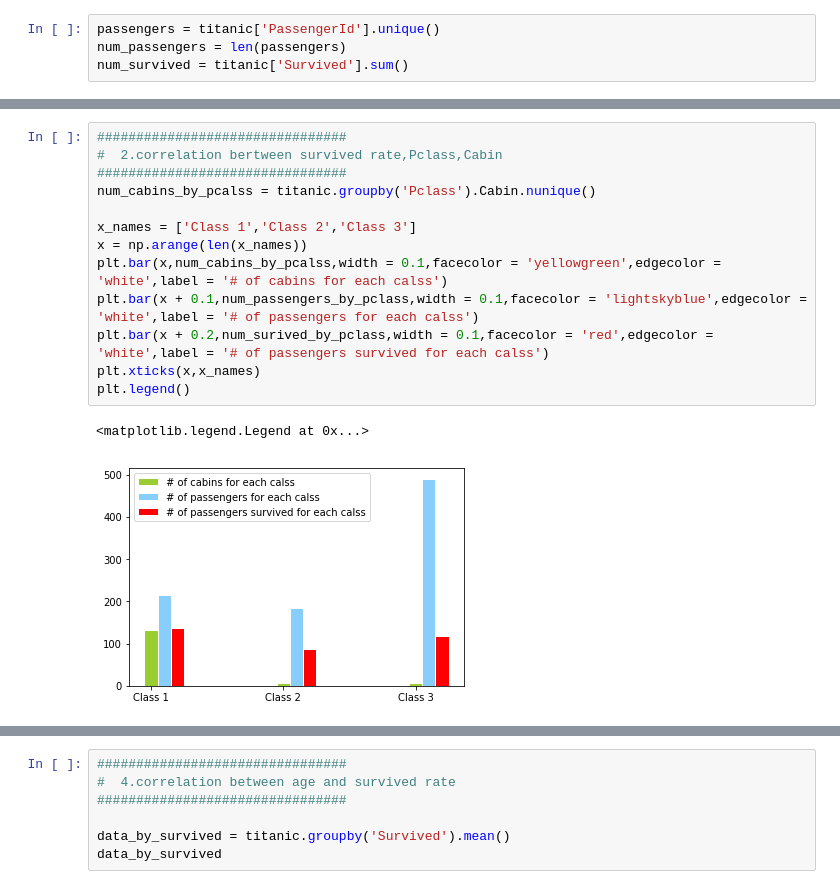
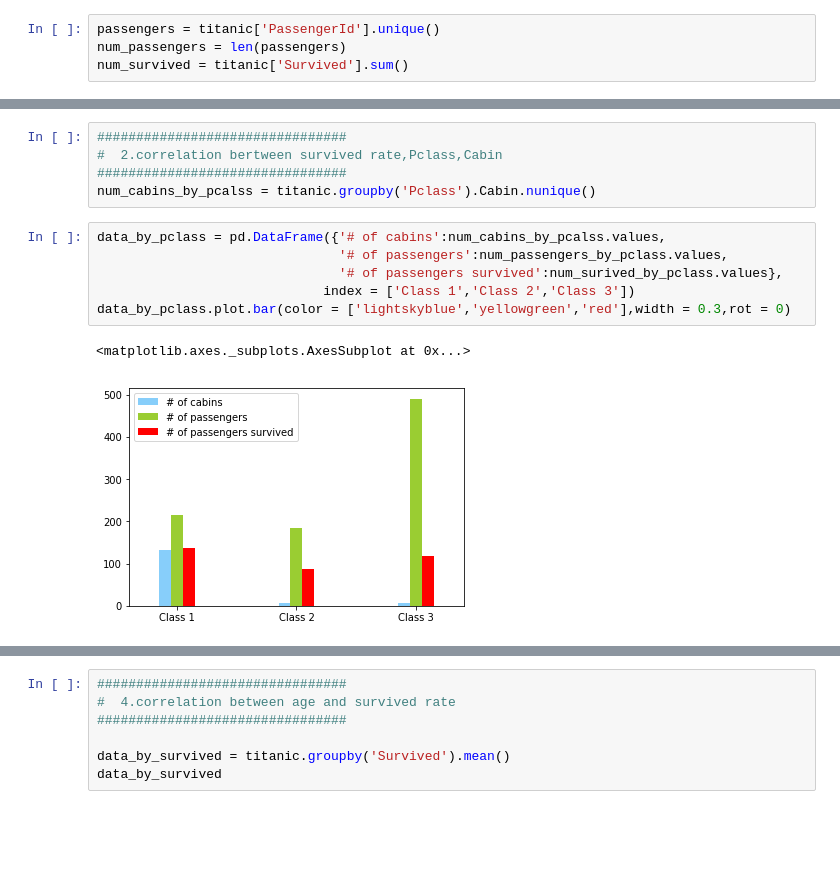
Before and after one commit to lifen-sjtu/titanic-data-analysis, a Jupyter notebook: titanic.ipynb, the cells around one changed output, grey strips where cells are left out. Saved outputs shown, nothing was run; the diff lists cells and outputs as text; blank space fills up the shorter version.

```diff
--- a/titanic.ipynb
+++ b/titanic.ipynb
@@ -40,18 +47,16 @@ Text(0.5,1,u'Correlation of survived rate with passengers class')
-# %%
-################################
-#  2.correlation bertween survived rate,Pclass,Cabin
-################################
-num_cabins_by_pcalss = titanic.groupby('Pclass').Cabin.nunique()
-
-x_names = ['Class 1','Class 2','Class 3']
-x = np.arange(len(x_names))
-plt.bar(x,num_cabins_by_pcalss,width = 0.1,facecolor = 'yellowgreen',edgecolor = 'white',label = '# of cabins for each calss')
-plt.bar(x + 0.1,num_passengers_by_pclass,width = 0.1,facecolor = 'lightskyblue',edgecolor = 'white',label = '# of passengers for each calss')
-plt.bar(x + 0.2,num_surived_by_pclass,width = 0.1,facecolor = 'red',edgecolor = 'white',label = '# of passengers survived for each calss')
-plt.xticks(x,x_names)
-plt.legend()
-# %% [output]
-<matplotlib.legend.Legend at 0x...>
-[figure, removed]
+# %%
+################################
+#  2.correlation bertween survived rate,Pclass,Cabin
+################################
+num_cabins_by_pcalss = titanic.groupby('Pclass').Cabin.nunique()
+# %%
+data_by_pclass = pd.DataFrame({'# of cabins':num_cabins_by_pcalss.values,
+                               '# of passengers':num_passengers_by_pclass.values,
+                               '# of passengers survived':num_surived_by_pclass.values},
+                             index = ['Class 1','Class 2','Class 3'])
+data_by_pclass.plot.bar(color = ['lightskyblue','yellowgreen','red'],width = 0.3,rot = 0)
+# %% [output]
+<matplotlib.axes._subplots.AxesSubplot at 0x...>
+[figure, added]
 # %%
 ################################
```
Also changed, not shown: parts of 12 cells of this notebook.
